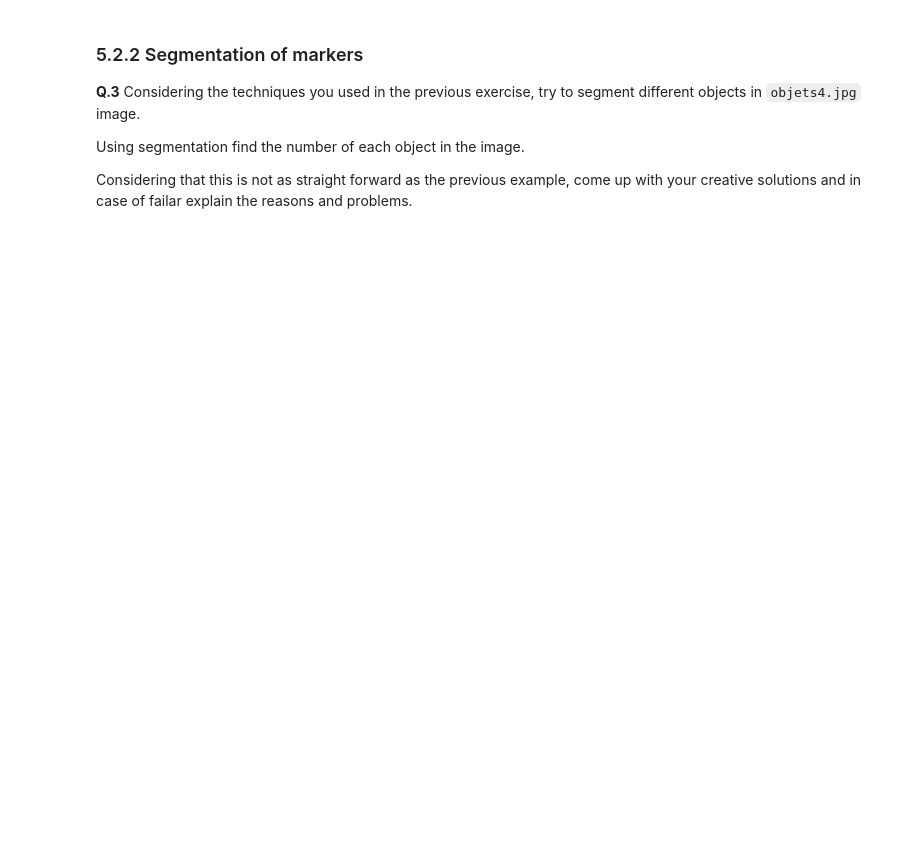
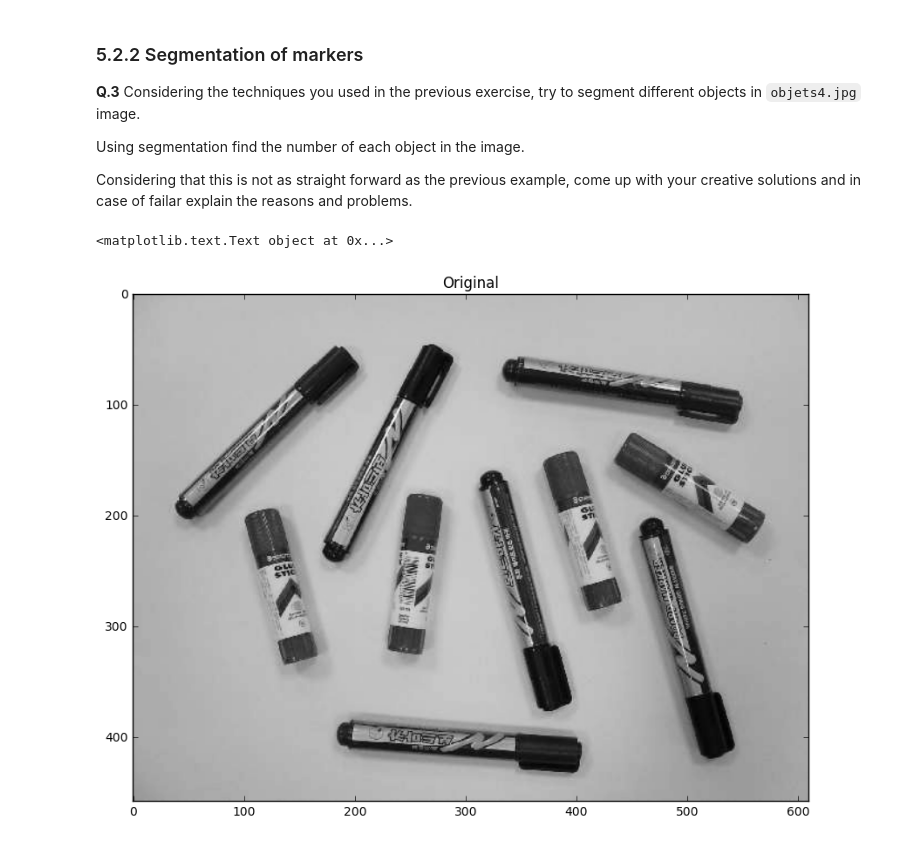
Before and after one commit to brown4eva/B31XB-IIP-TP-1718, a Jupyter notebook: 5-morpho-segmentation/5-morpho-segmentation.ipynb, the cells around one changed output. Drawn from its saved outputs; the diff is of its cells as text; code cells hidden in the pictures; blank space fills up the shorter version.

```diff
--- a/5-morpho-segmentation/5-morpho-segmentation.ipynb
+++ b/5-morpho-segmentation/5-morpho-segmentation.ipynb
@@ -234,3 +234,15 @@ io.imshow(mask)
 Using segmentation find the number of each object in the image.
 
 Considering that this is not as straight forward as the previous example, come up with your creative solutions and in case of failar explain the reasons and problems.
+# %%
+path = "./images/objets4.jpg"
+markers = img_as_ubyte(io.imread(path, as_grey=True))
+
+#Plotting the images
+
+plt.figure(figsize = (10,10))
+plt.imshow(markers, cmap = cm.Greys_r)
+plt.title('Original')
+# %% [output]
+<matplotlib.text.Text object at 0x...>
+[figure, added]
```
Also changed, not shown: parts of 6 cells of this notebook.
